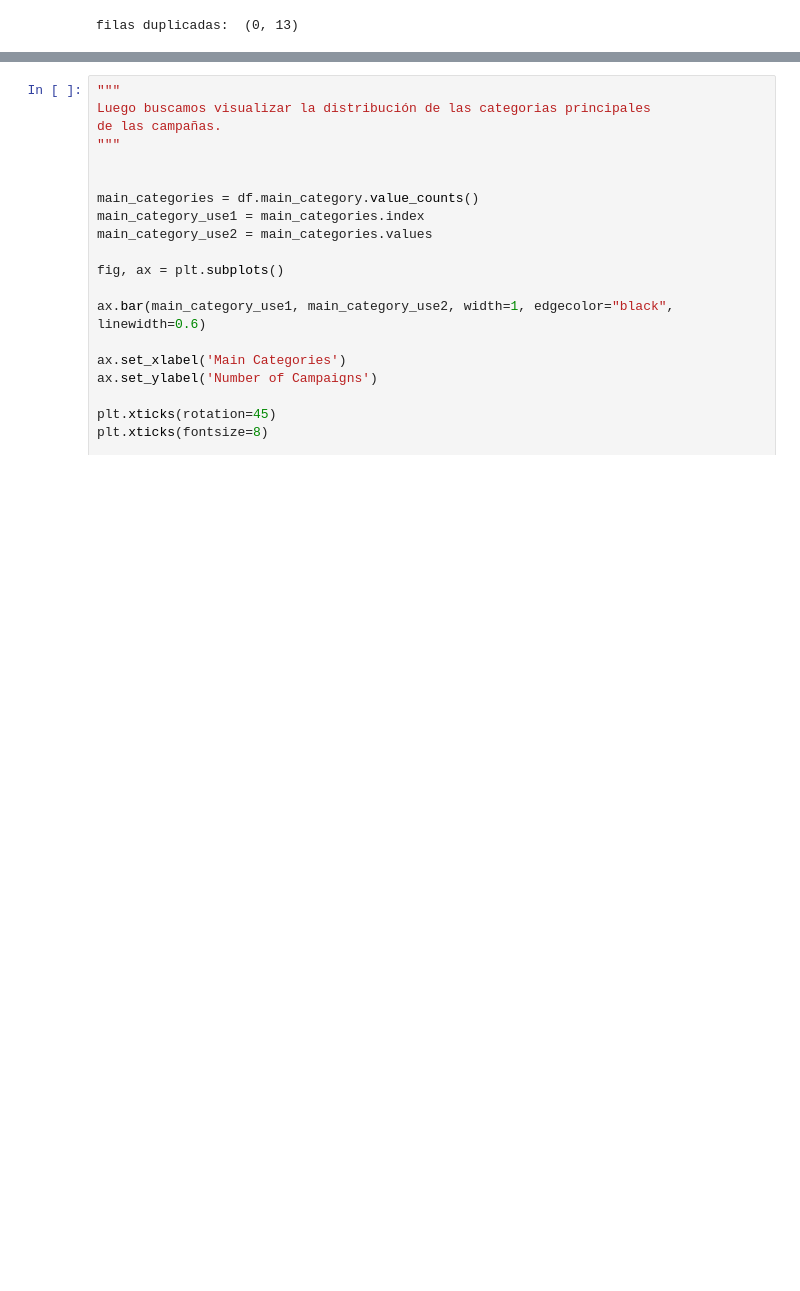
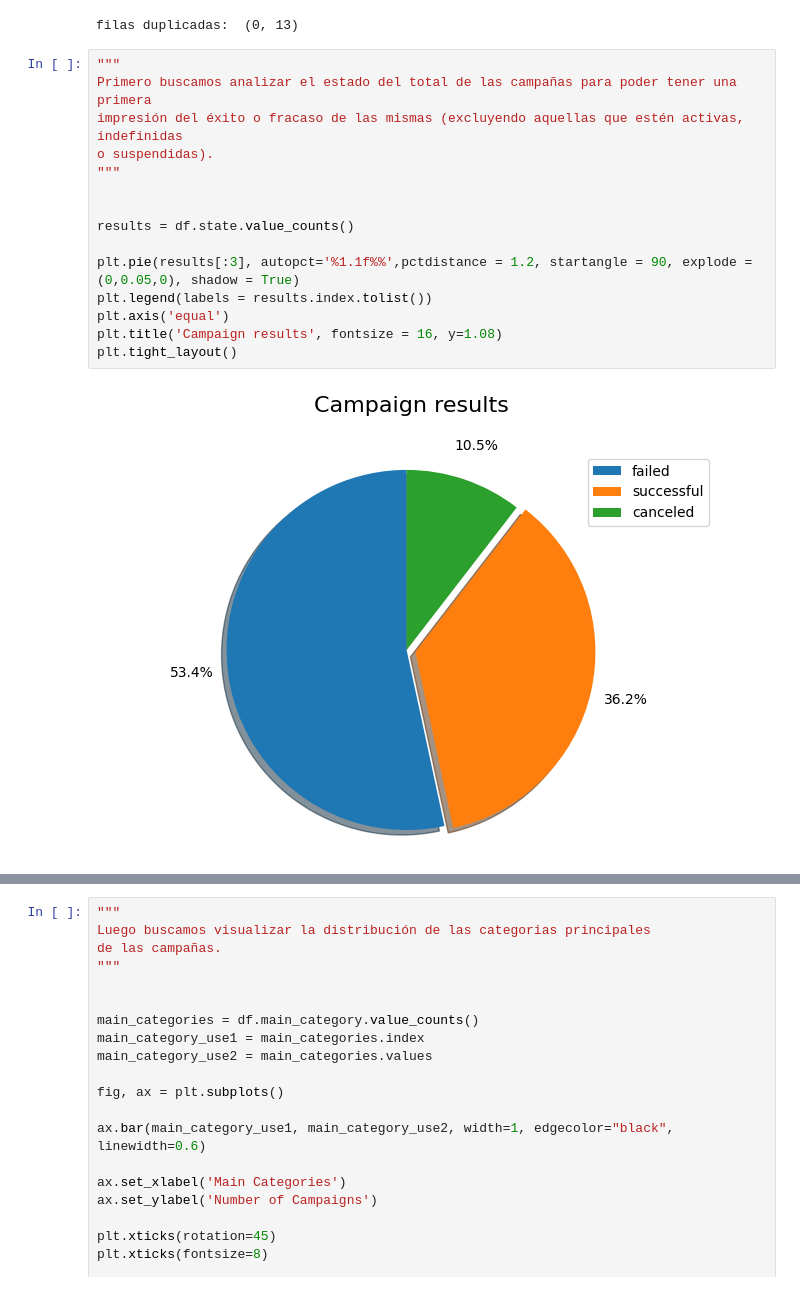
Before and after one commit to belisario-olivera/EDA-Kickstarter, a Jupyter notebook: TP/EDA_kickstarter.ipynb, the cells around one changed output, grey strips where cells are left out. Cells and saved outputs as stored; diff of their text form; blank space fills up the shorter version.

```diff
--- a/TP/EDA_kickstarter.ipynb
+++ b/TP/EDA_kickstarter.ipynb
@@ -157,5 +139,22 @@ duplicate_rows_df = df[df.duplicated()]
 print("filas duplicadas: ", duplicate_rows_df.shape)
 # %% [output]
 filas duplicadas:  (0, 13)
+# %%
+"""
+Primero buscamos analizar el estado del total de las campañas para poder tener una primera
+impresión del éxito o fracaso de las mismas (excluyendo aquellas que estén activas, indefinidas
+o suspendidas).
+"""
+
+
+results = df.state.value_counts()
+
+plt.pie(results[:3], autopct='%1.1f%%',pctdistance = 1.2, startangle = 90, explode = (0,0.05,0), shadow = True)
+plt.legend(labels = results.index.tolist())
+plt.axis('equal')
+plt.title('Campaign results', fontsize = 16, y=1.08)
+plt.tight_layout()
+# %% [output]
+[figure, added]
 # %%
 """
```
Also changed, not shown: parts of 14 cells of this notebook.
